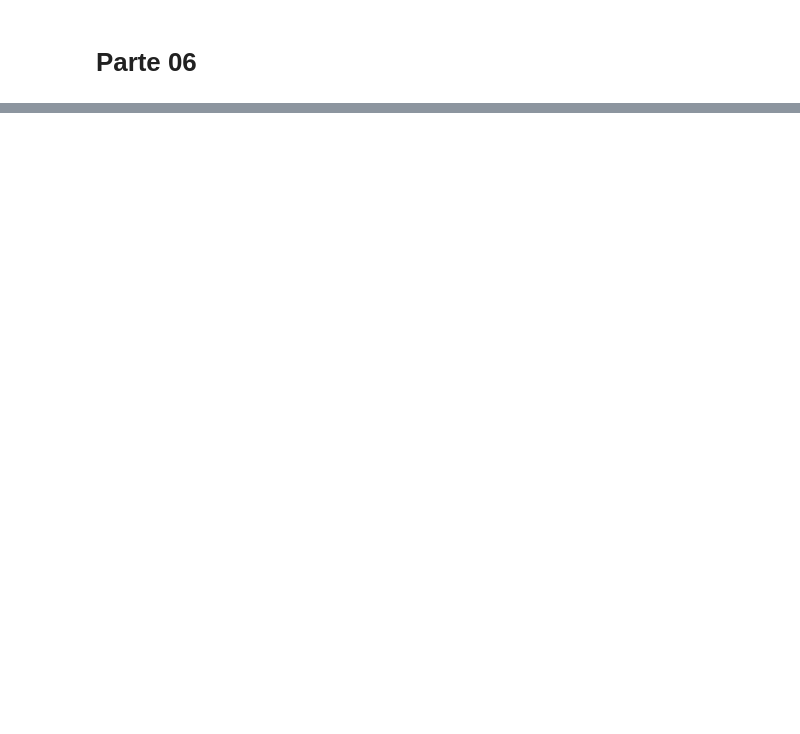
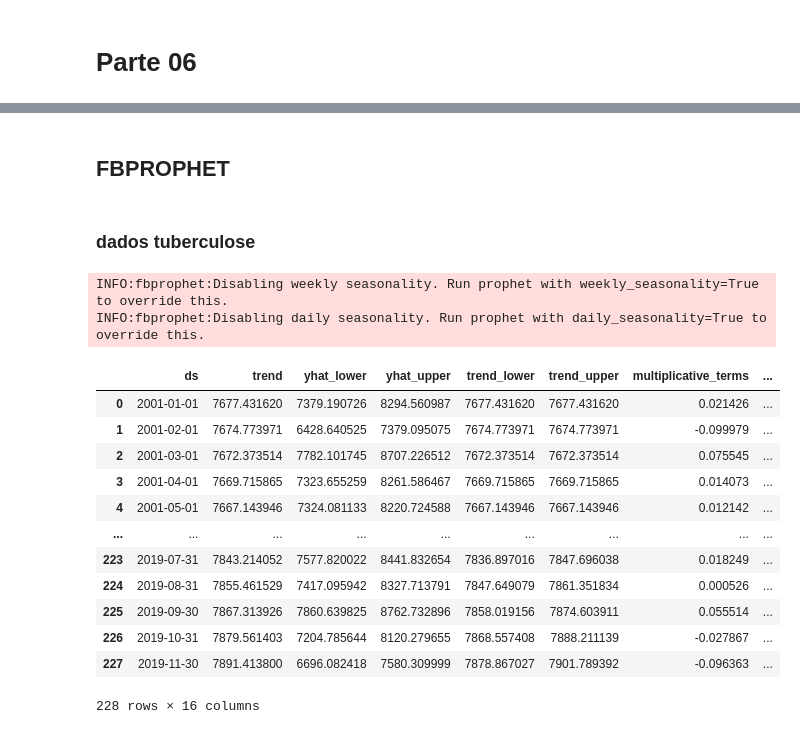
Before and after one commit to joutav/Bootcamp-data-science, a Jupyter notebook: modulo-4/analise-series-temporais/notebooks/projeto.ipynb, the cells around one changed output, grey strips where cells are left out. Saved outputs shown, nothing was run; the diff lists cells and outputs as text; code cells hidden in the pictures; blank space fills up the shorter version.

```diff
--- a/modulo-4/analise-series-temporais/notebooks/projeto.ipynb
+++ b/modulo-4/analise-series-temporais/notebooks/projeto.ipynb
@@ -449,0 +543,14 @@ ImportError: DLL load failed while importing _api: Não foi possível encontrar
+# %% [markdown]
+## FBPROPHET
+# %% [markdown]
+### dados tuberculose
+# %%
+from fbprophet import Prophet
+
+modelo_profeta = Prophet()
+a_reanomear = {'data' : 'ds', 'casos' : 'y'}
+dados_treino_profeta = dados_treino.rename(a_reanomear, axis = 1)
+modelo_profeta_treinado = modelo_profeta.fit(dados_treino_profeta[['ds', 'y']])
+# %% [output]
+INFO:fbprophet:Disabling weekly seasonality. Run prophet with weekly_seasonality=True to override this.
+INFO:fbprophet:Disabling daily seasonality. Run prophet with daily_seasonality=True to override this.
@@ -449,0 +559,17 @@ ImportError: DLL load failed while importing _api: Não foi possível encontrar
+# %%
+resultado_profeta = modelo_profeta_treinado.predict(futuro)
+resultado_profeta
+# %% [output]
+|  | ds | trend | yhat_lower | yhat_upper | trend_lower | trend_upper | multiplicative_terms | ... |
+| 0 | 2001-01-01 | 7677.431620 | 7379.190726 | 8294.560987 | 7677.431620 | 7677.431620 | 0.021426 | ... |
+| 1 | 2001-02-01 | 7674.773971 | 6428.640525 | 7379.095075 | 7674.773971 | 7674.773971 | -0.099979 | ... |
+| 2 | 2001-03-01 | 7672.373514 | 7782.101745 | 8707.226512 | 7672.373514 | 7672.373514 | 0.075545 | ... |
+| 3 | 2001-04-01 | 7669.715865 | 7323.655259 | 8261.586467 | 7669.715865 | 7669.715865 | 0.014073 | ... |
+| 4 | 2001-05-01 | 7667.143946 | 7324.081133 | 8220.724588 | 7667.143946 | 7667.143946 | 0.012142 | ... |
+| ... | ... | ... | ... | ... | ... | ... | ... | ... |
+| 223 | 2019-07-31 | 7843.214052 | 7577.820022 | 8441.832654 | 7836.897016 | 7847.696038 | 0.018249 | ... |
+| 224 | 2019-08-31 | 7855.461529 | 7417.095942 | 8327.713791 | 7847.649079 | 7861.351834 | 0.000526 | ... |
+| 225 | 2019-09-30 | 7867.313926 | 7860.639825 | 8762.732896 | 7858.019156 | 7874.603911 | 0.055514 | ... |
+| 226 | 2019-10-31 | 7879.561403 | 7204.785644 | 8120.279655 | 7868.557408 | 7888.211139 | -0.027867 | ... |
+| 227 | 2019-11-30 | 7891.413800 | 6696.082418 | 7580.309999 | 7878.867027 | 7901.789392 | -0.096363 | ... |
+228 rows × 16 columns
```
Also changed, not shown: parts of 36 cells of this notebook.
